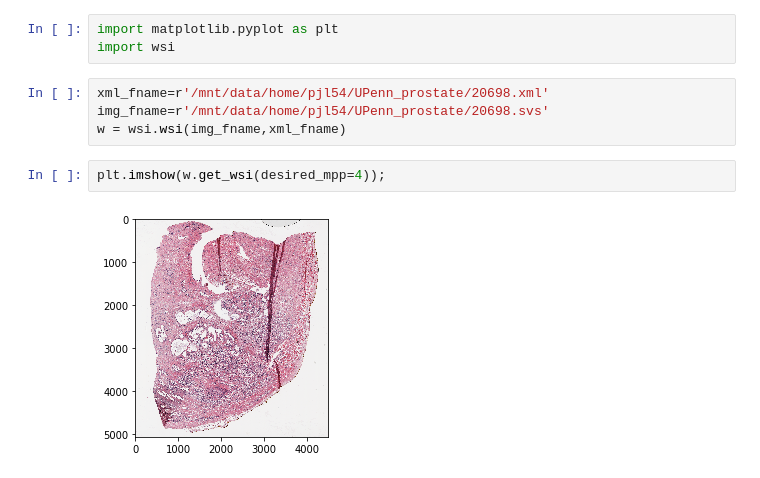
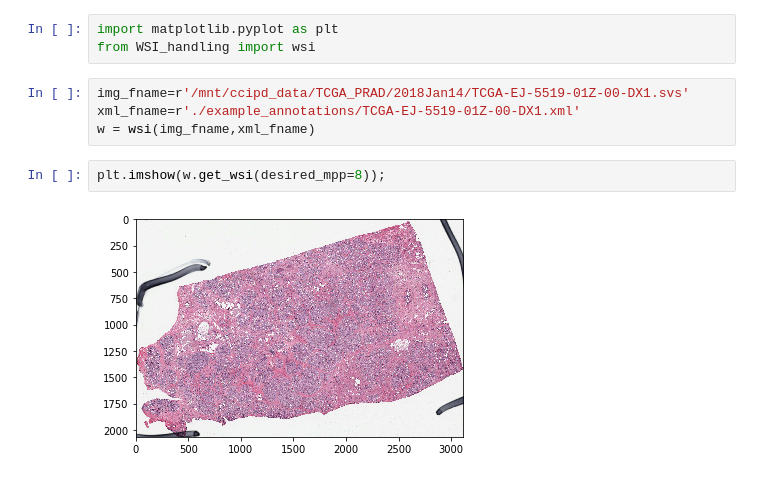
Before and after one commit to pjl54/WSI_handling, a Jupyter notebook: wsi_demo.ipynb, the cells around one changed output. Saved outputs shown, nothing was run; the diff lists cells and outputs as text.

```diff
--- a/wsi_demo.ipynb
+++ b/wsi_demo.ipynb
@@ -1,11 +1,11 @@
 # %%
 import matplotlib.pyplot as plt
-import wsi
+from WSI_handling import wsi
-# %%
-xml_fname=r'/mnt/data/home/pjl54/UPenn_prostate/20698.xml'
-img_fname=r'/mnt/data/home/pjl54/UPenn_prostate/20698.svs'
-w = wsi.wsi(img_fname,xml_fname)
+# %%
+img_fname=r'/mnt/ccipd_data/TCGA_PRAD/2018Jan14/TCGA-EJ-5519-01Z-00-DX1.svs'
+xml_fname=r'./example_annotations/TCGA-EJ-5519-01Z-00-DX1.xml'
+w = wsi(img_fname,xml_fname)
 # %%
-plt.imshow(w.get_wsi(desired_mpp=4));
+plt.imshow(w.get_wsi(desired_mpp=8));
 # %% [output]
-[figure, old version]
+[figure, new version]
```
Also changed, not shown: parts of 14 cells of this notebook, 3 other files.
